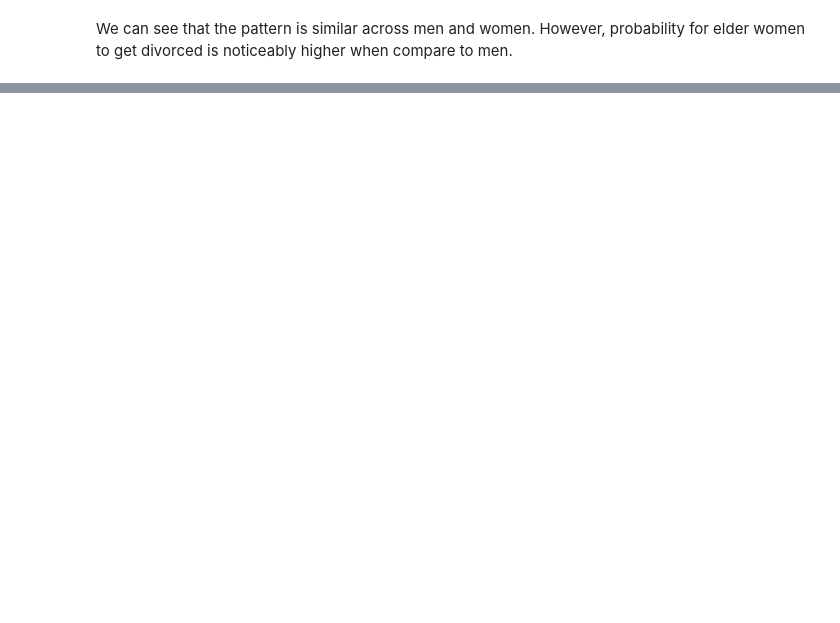
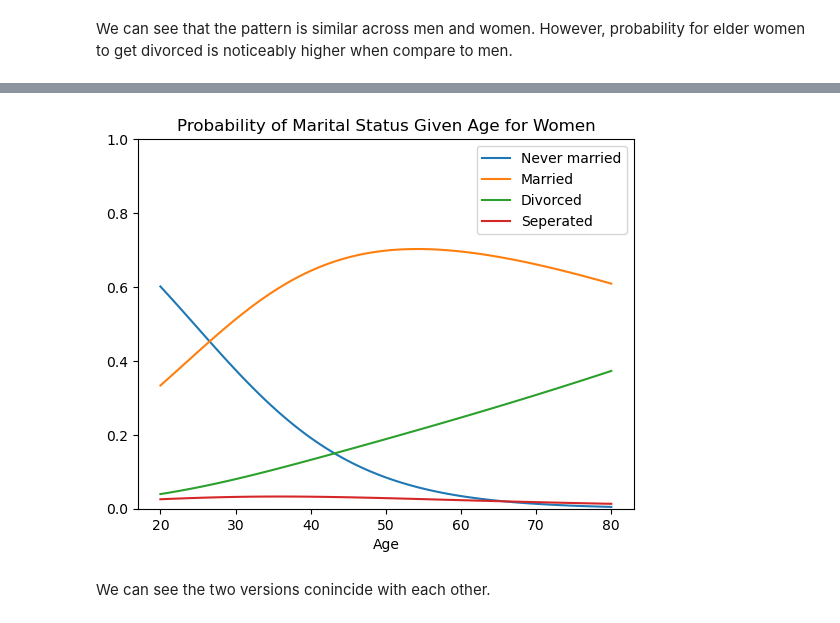
Before and after one commit to Econ522/ps2-kayancheng, a Jupyter notebook: PS2.ipynb, the cells around one changed output, grey strips where cells are left out. Saved outputs shown, nothing was run; the diff lists cells and outputs as text; code cells hidden in the pictures; blank space fills up the shorter version.

```diff
--- a/PS2.ipynb
+++ b/PS2.ipynb
@@ -107,0 +168,7 @@ We can see that the pattern is similar across men and women. However, probabilit
+# %%
+#Female only
+Q4_packagever(men = False)
+# %% [output]
+[figure, added]
+# %% [markdown]
+We can see the two versions conincide with each other.
```
Also changed, not shown: parts of 7 cells of this notebook.
